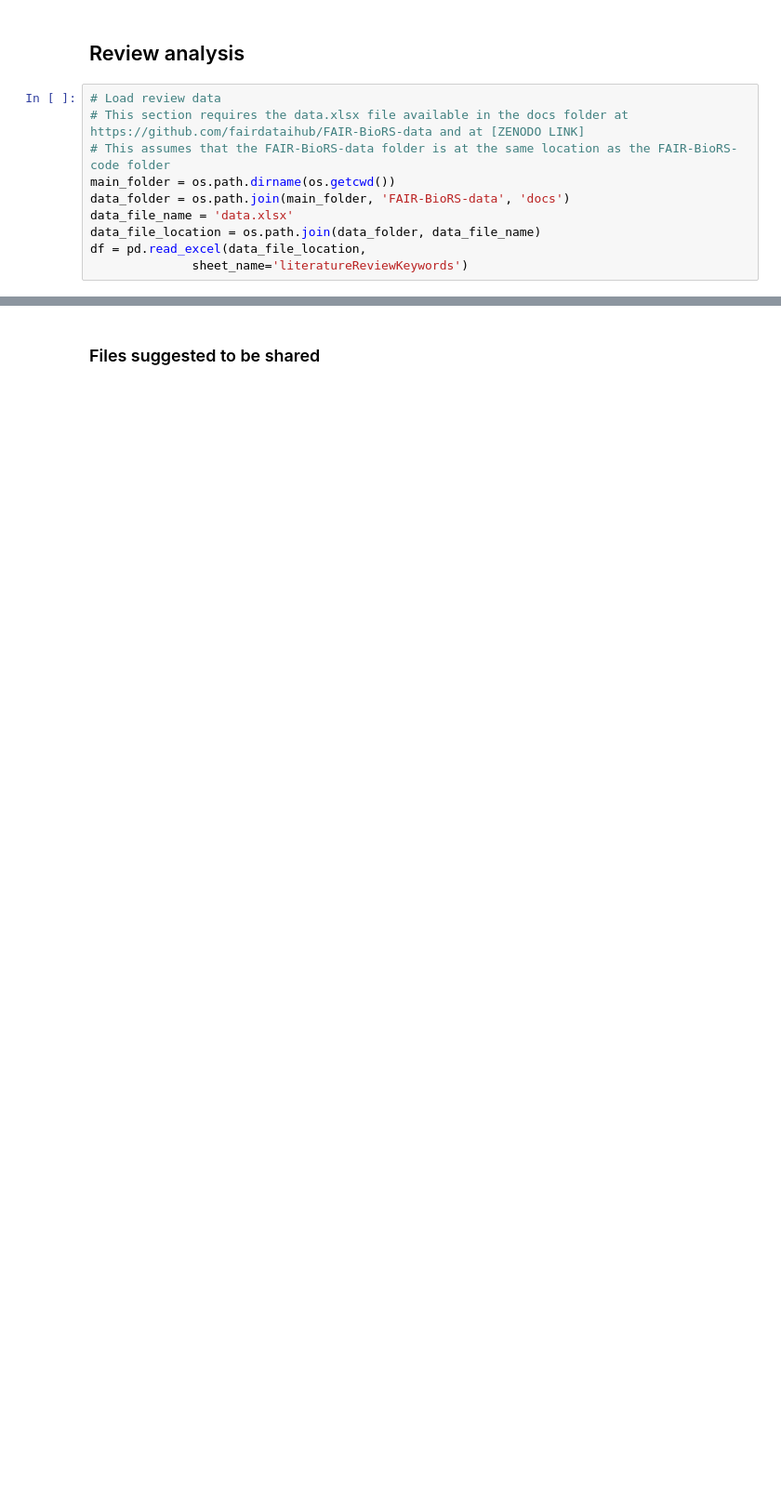
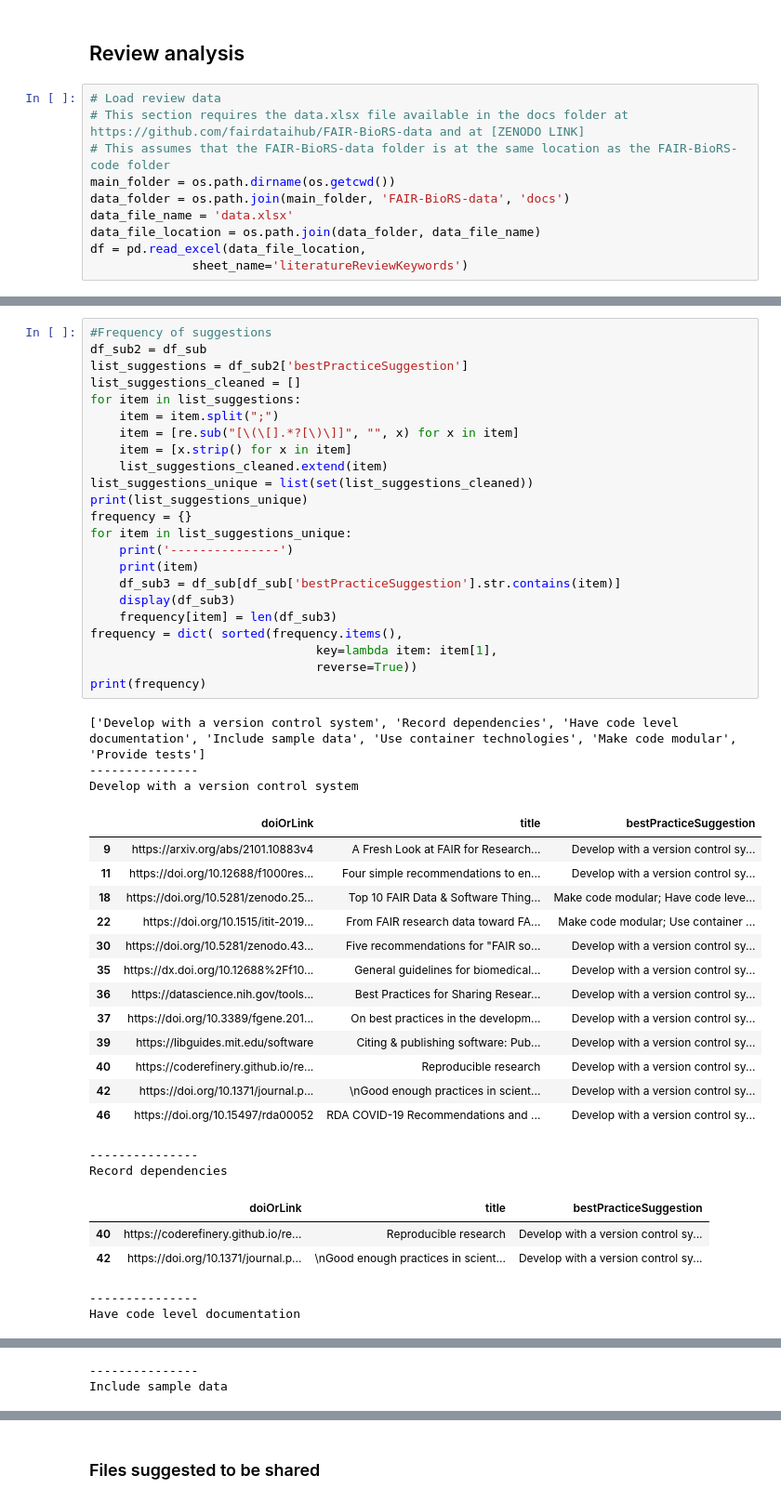
Before and after one commit to FAIR-BioRS/Code, a Jupyter notebook: main.ipynb, the cells around one changed output, grey strips where cells are left out. Shown at 93% size. Cells and saved outputs as stored; diff of their text form; blank space fills up the shorter version.

```diff
--- a/main.ipynb
+++ b/main.ipynb
@@ -164,0 +215,47 @@ df = pd.read_excel(data_file_location,
+# %%
+#Frequency of suggestions
+df_sub2 = df_sub
+list_suggestions = df_sub2['bestPracticeSuggestion']
+list_suggestions_cleaned = []
+for item in list_suggestions:
+    item = item.split(";")
+    item = [re.sub("[\(\[].*?[\)\]]", "", x) for x in item]
+    item = [x.strip() for x in item]
+    list_suggestions_cleaned.extend(item)
+list_suggestions_unique = list(set(list_suggestions_cleaned))
+print(list_suggestions_unique)
+frequency = {}
+for item in list_suggestions_unique:
+    print('---------------')
+    print(item)
+    df_sub3 = df_sub[df_sub['bestPracticeSuggestion'].str.contains(item)]
+    display(df_sub3)
+    frequency[item] = len(df_sub3)
+frequency = dict( sorted(frequency.items(),
+                               key=lambda item: item[1],
+                               reverse=True))
+print(frequency)
+# %% [output]
+['Develop with a version control system', 'Record dependencies', 'Have code level documentation', 'Include sample data', 'Use container technologies', 'Make code modular', 'Provide tests']
+---------------
+Develop with a version control system
+|  | doiOrLink | title | bestPracticeSuggestion |
+| 9 | https://arxiv.org/abs/2101.10883v4 | A Fresh Look at FAIR for Research... | Develop with a version control sy... |
+| 11 | https://doi.org/10.12688/f1000res... | Four simple recommendations to en... | Develop with a version control sy... |
+| 18 | https://doi.org/10.5281/zenodo.25... | Top 10 FAIR Data & Software Thing... | Make code modular; Have code leve... |
+| 22 | https://doi.org/10.1515/itit-2019... | From FAIR research data toward FA... | Make code modular; Use container ... |
+| 30 | https://doi.org/10.5281/zenodo.43... | Five recommendations for "FAIR so... | Develop with a version control sy... |
+| 35 | https://dx.doi.org/10.12688%2Ff10... | General guidelines for biomedical... | Develop with a version control sy... |
+| 36 | https://datascience.nih.gov/tools... | Best Practices for Sharing Resear... | Develop with a version control sy... |
+| 37 | https://doi.org/10.3389/fgene.201... | On best practices in the developm... | Develop with a version control sy... |
+| 39 | https://libguides.mit.edu/software | Citing & publishing software: Pub... | Develop with a version control sy... |
+| 40 | https://coderefinery.github.io/re... | Reproducible research | Develop with a version control sy... |
+| 42 | https://doi.org/10.1371/journal.p... | \nGood enough practices in scient... | Develop with a version control sy... |
+| 46 | https://doi.org/10.15497/rda00052 | RDA COVID-19 Recommendations and ... | Develop with a version control sy... |
+---------------
+Record dependencies
+|  | doiOrLink | title | bestPracticeSuggestion |
+| 40 | https://coderefinery.github.io/re... | Reproducible research | Develop with a version control sy... |
+| 42 | https://doi.org/10.1371/journal.p... | \nGood enough practices in scient... | Develop with a version control sy... |
+---------------
+Have code level documentation
@@ -164,0 +268,2 @@ df = pd.read_excel(data_file_location,
+---------------
+Include sample data
```
Also changed, not shown: parts of 19 cells of this notebook, 3 other files.
